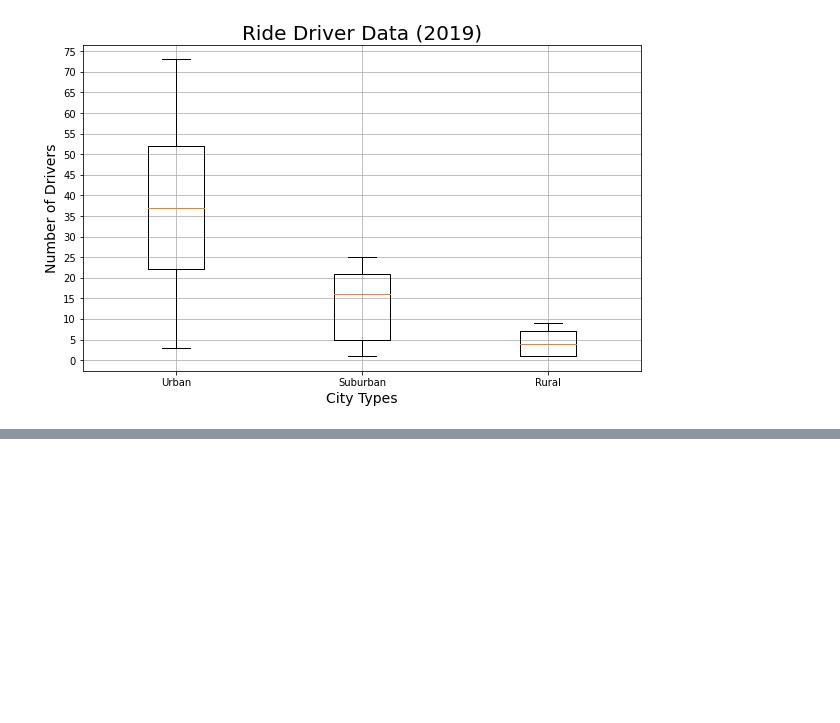
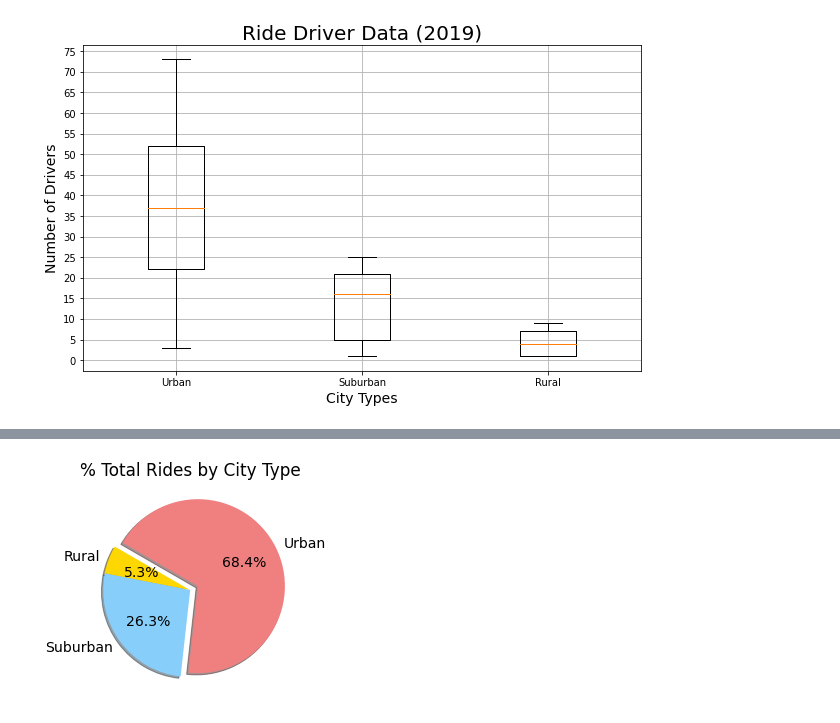
Before and after one commit to ForTheGold/PyBer_Analysis, a Jupyter notebook: PyBer.ipynb, the cells around one changed output, grey strips where cells are left out. Cells and saved outputs as stored; diff of their text form; code cells hidden in the pictures; blank space fills up the shorter version.

```diff
--- a/PyBer.ipynb
+++ b/PyBer.ipynb
@@ -298,0 +299,21 @@ plt.show()
+# %%
+sum_rides_by_type = pyber_data_df.groupby(["type"]).count()["ride_id"]
+total_rides = pyber_data_df["ride_id"].count()
+ride_percents = 100 * sum_rides_by_type / total_rides
+# %%
+plt.pie(ride_percents,
+        labels=["Rural", "Suburban", "Urban"],
+       colors=["gold", "lightskyblue", "lightcoral"],
+       explode=[0, 0, 0.1],
+       autopct="%1.1f%%",
+       shadow=True,
+       startangle=150)
+
+plt.title("% Total Rides by City Type")
+mpl.rcParams['font.size'] = 14
+
+plt.savefig("analysis/Fig6.png")
+
+plt.show()
+# %% [output]
+[figure, added]
```
Also changed, not shown: parts of 3 cells of this notebook, 3 other files.
